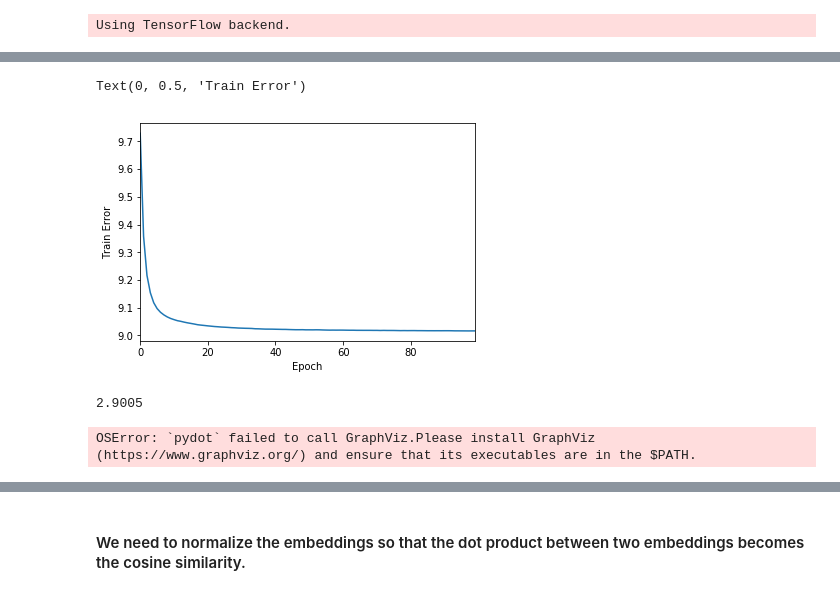
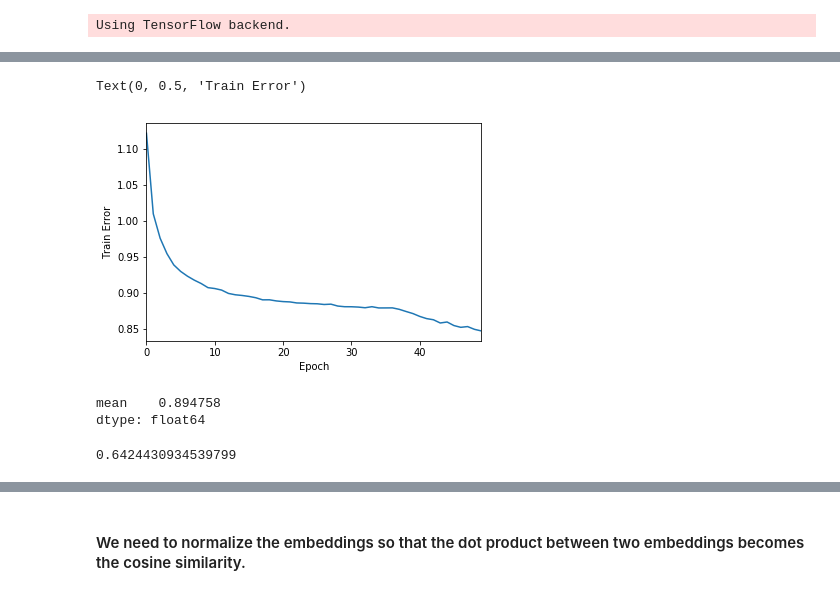
Before and after one commit to ordosnb/KNN, a Jupyter notebook: UserEmbedding.ipynb, the cells around one changed output, grey strips where cells are left out. Cells and saved outputs as stored; diff of their text form; code cells hidden in the pictures.

```diff
--- a/UserEmbedding.ipynb
+++ b/UserEmbedding.ipynb
@@ -108,0 +107,4 @@ user_df['idxitemId'] = user_df['itemId'].astype('category').cat.codes.values
+# %%
+user_df = pd.read_csv('IndexedID')
+user_df = user_df.drop(['Unnamed: 0'], axis=1)
+user_df.head()
@@ -168,3 +166,36 @@ Colocations handled automatically by placer.
+# %%
+n_users, n_movies = len(user_df['idxuserId']), len(user_df['idxitemId'])
+n_latent_factors = 5
+# %%
+n_latent_factors_user = 5
+n_latent_factors_movie = 8
+
+bs_input = keras.layers.Input(shape=[1],name='BusinessID')
+bs_embedding = keras.layers.Embedding(n_movies + 1, n_latent_factors_movie, name='Business-Embedding')(bs_input)
+bs_vec = keras.layers.Flatten(name='FlattenBusiness')(bs_embedding)
+bs_vec = keras.layers.Dropout(0.2)(bs_vec)
+
+
+user_input = keras.layers.Input(shape=[1],name='User')
+user_vec = keras.layers.Flatten(name='FlattenUsers')(keras.layers.Embedding(n_users + 1, n_latent_factors_user,name='User-Embedding')(user_input))
+user_vec = keras.layers.Dropout(0.2)(user_vec)
+
+
+concat = keras.layers.Concatenate(axis=-1)([bs_vec, user_vec])
+concat_dropout = keras.layers.Dropout(0.2)(concat)
+dense = keras.layers.Dense(200,name='FullyConnected')(concat)
+dropout_1 = keras.layers.Dropout(0.2,name='Dropout')(dense)
+dense_2 = keras.layers.Dense(100,name='FullyConnected-1')(concat)
+dropout_2 = keras.layers.Dropout(0.2,name='Dropout')(dense_2)
+dense_3 = keras.layers.Dense(50,name='FullyConnected-2')(dense_2)
+dropout_3 = keras.layers.Dropout(0.2,name='Dropout')(dense_3)
+dense_4 = keras.layers.Dense(20,name='FullyConnected-3', activation='relu')(dense_3)
+
+
+result = keras.layers.Dense(1, activation='relu',name='Activation')(dense_4)
+adam = Adam(lr=0.005)
+model = keras.Model([user_input, bs_input], result)
+model.compile(optimizer=adam,loss= 'mean_squared_error', metrics=[km.precision(), km.recall()])
 # %%
 model.summary()
 # %% [output]
@@ -188,2 +223,2 @@ ________________________________________________________________________________
 # %%
-history = model.fit([train['idxuserId'], train['idxitemId']], train['Rating'], epochs=100, verbose=0)
+Userembedding = model.fit([user_df['idxuserId'], user_df['idxitemId']], user_df['Rating'],validation_split=0.1, epochs=50, verbose=1)
@@ -190,8 +243,14 @@ history = model.fit([train['idxuserId'], train['idxitemId']], train['Rating'], e
 # %%
-pd.Series(history.history['loss']).plot()#logy=True)
+pd.Series(Userembedding.history['loss']).plot()#logy=True)
 plt.xlabel("Epoch")
 plt.ylabel("Train Error")
 # %% [output]
 Text(0, 0.5, 'Train Error')
-[figure, old version]
+[figure, new version]
+# %%
+Embedding_loss = pd.DataFrame(Userembedding.history['loss'], columns=['mean'])
+Embedding_loss.mean()
+# %% [output]
+mean    0.894758
+dtype: float64
 # %%
@@ -200,9 +261,5 @@ y_true = test['Rating']
 # %%
-from sklearn.metrics import mean_absolute_error
-mean_absolute_error(y_true, y_hat)
+from sklearn.metrics import mean_squared_error, mean_absolute_error
+mean_absolute_error(y_true, y_pred)
 # %% [output]
-2.9005
+0.6424430934539799
-# %%
-SVG(model_to_dot(model,  show_shapes=True, show_layer_names=True, rankdir='HB').create(prog='dot', format='svg'))
-# %% [output]
-OSError: `pydot` failed to call GraphViz.Please install GraphViz (https://www.graphviz.org/) and ensure that its executables are in the $PATH.
```
Also changed, not shown: parts of 70 cells of this notebook.
